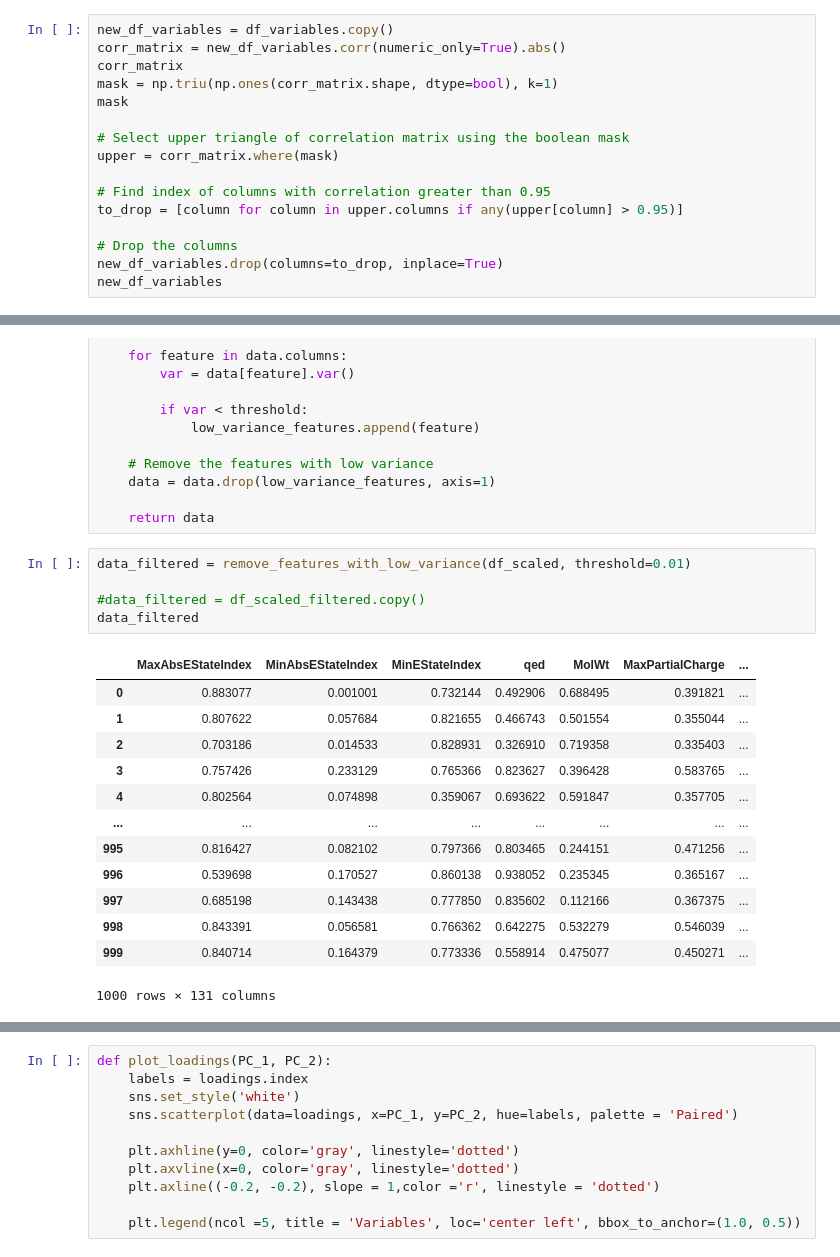
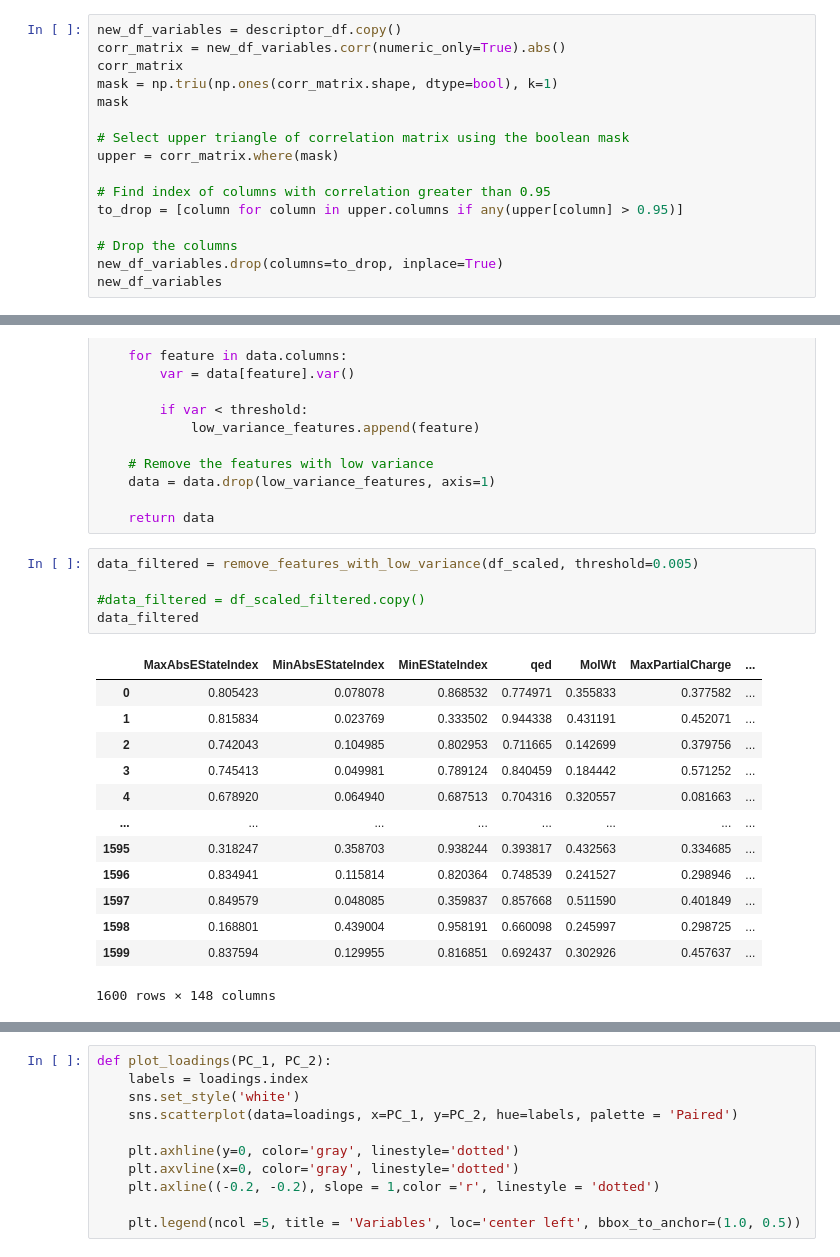
Before and after one commit to KoenvOosterhout/Project-advanced-programming, a Jupyter notebook: RFE on features.ipynb, the cells around one changed output, grey strips where cells are left out. Drawn from its saved outputs; the diff is of its cells as text.

```diff
--- a/RFE on features.ipynb
+++ b/RFE on features.ipynb
@@ -59,5 +72,5 @@ df_variables = df.drop(columns=["SMILES", "ALDH1_inhibition"])
 # %%
-new_df_variables = df_variables.copy()
+new_df_variables = descriptor_df.copy()
 corr_matrix = new_df_variables.corr(numeric_only=True).abs()
 corr_matrix
 mask = np.triu(np.ones(corr_matrix.shape, dtype=bool), k=1)
@@ -116,21 +129,21 @@ def remove_features_with_low_variance(data, threshold):
 
     return data
 # %%
-data_filtered = remove_features_with_low_variance(df_scaled, threshold=0.01)
+data_filtered = remove_features_with_low_variance(df_scaled, threshold=0.005)
 
 #data_filtered = df_scaled_filtered.copy()
 data_filtered
 # %% [output]
 |  | MaxAbsEStateIndex | MinAbsEStateIndex | MinEStateIndex | qed | MolWt | MaxPartialCharge | ... |
-| 0 | 0.883077 | 0.001001 | 0.732144 | 0.492906 | 0.688495 | 0.391821 | ... |
-| 1 | 0.807622 | 0.057684 | 0.821655 | 0.466743 | 0.501554 | 0.355044 | ... |
-| 2 | 0.703186 | 0.014533 | 0.828931 | 0.326910 | 0.719358 | 0.335403 | ... |
-| 3 | 0.757426 | 0.233129 | 0.765366 | 0.823627 | 0.396428 | 0.583765 | ... |
-| 4 | 0.802564 | 0.074898 | 0.359067 | 0.693622 | 0.591847 | 0.357705 | ... |
+| 0 | 0.805423 | 0.078078 | 0.868532 | 0.774971 | 0.355833 | 0.377582 | ... |
+| 1 | 0.815834 | 0.023769 | 0.333502 | 0.944338 | 0.431191 | 0.452071 | ... |
+| 2 | 0.742043 | 0.104985 | 0.802953 | 0.711665 | 0.142699 | 0.379756 | ... |
+| 3 | 0.745413 | 0.049981 | 0.789124 | 0.840459 | 0.184442 | 0.571252 | ... |
+| 4 | 0.678920 | 0.064940 | 0.687513 | 0.704316 | 0.320557 | 0.081663 | ... |
 | ... | ... | ... | ... | ... | ... | ... | ... |
-| 995 | 0.816427 | 0.082102 | 0.797366 | 0.803465 | 0.244151 | 0.471256 | ... |
-| 996 | 0.539698 | 0.170527 | 0.860138 | 0.938052 | 0.235345 | 0.365167 | ... |
-| 997 | 0.685198 | 0.143438 | 0.777850 | 0.835602 | 0.112166 | 0.367375 | ... |
-| 998 | 0.843391 | 0.056581 | 0.766362 | 0.642275 | 0.532279 | 0.546039 | ... |
-| 999 | 0.840714 | 0.164379 | 0.773336 | 0.558914 | 0.475077 | 0.450271 | ... |
+| 1595 | 0.318247 | 0.358703 | 0.938244 | 0.393817 | 0.432563 | 0.334685 | ... |
+| 1596 | 0.834941 | 0.115814 | 0.820364 | 0.748539 | 0.241527 | 0.298946 | ... |
+| 1597 | 0.849579 | 0.048085 | 0.359837 | 0.857668 | 0.511590 | 0.401849 | ... |
+| 1598 | 0.168801 | 0.439004 | 0.958191 | 0.660098 | 0.245997 | 0.298725 | ... |
+| 1599 | 0.837594 | 0.129955 | 0.816851 | 0.692437 | 0.302926 | 0.457637 | ... |
-1000 rows × 131 columns
+1600 rows × 148 columns
```
Also changed, not shown: parts of 26 cells of this notebook.
